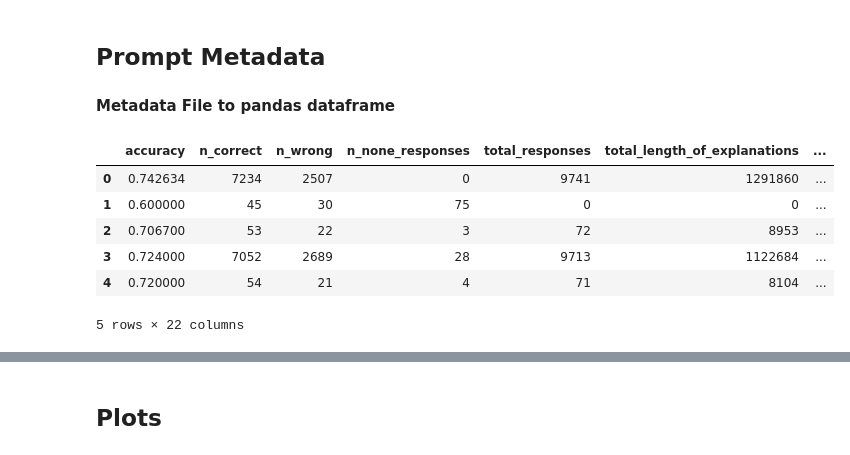
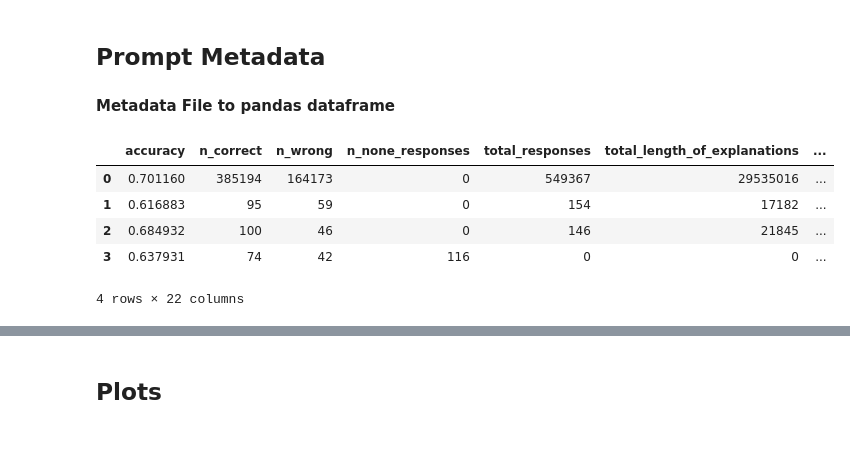
Before and after one commit to lukasvoege/ZeroShot-step-by-step-distillation, a Jupyter notebook: analytics.ipynb, the cells around one changed output, grey strips where cells are left out. Saved outputs shown, nothing was run; the diff lists cells and outputs as text; code cells hidden in the pictures.

Commit message:
esnli opro prep

```diff
--- a/analytics.ipynb
+++ b/analytics.ipynb
@@ -59,16 +59,15 @@ def get_meta_df(dataset: str) -> pd.DataFrame:
 #parsed_responses_gpt35 = {i: (label, rational) for i, (label, rational) in enumerate(zip(test_gpt35_labels, test_gpt35_rationales))}
 #evaluator.get_label_accuracy(split="valid", parsed_responses=parsed_responses_gpt35)
 # %%
-meta_df = get_meta_df("cqa")
+meta_df = get_meta_df("esnli")
 meta_df.head()
 # %% [output]
 |  | accuracy | n_correct | n_wrong | n_none_responses | total_responses | total_length_of_explanations | ... |
-| 0 | 0.742634 | 7234 | 2507 | 0 | 9741 | 1291860 | ... |
-| 1 | 0.600000 | 45 | 30 | 75 | 0 | 0 | ... |
-| 2 | 0.706700 | 53 | 22 | 3 | 72 | 8953 | ... |
-| 3 | 0.724000 | 7052 | 2689 | 28 | 9713 | 1122684 | ... |
-| 4 | 0.720000 | 54 | 21 | 4 | 71 | 8104 | ... |
+| 0 | 0.701160 | 385194 | 164173 | 0 | 549367 | 29535016 | ... |
+| 1 | 0.616883 | 95 | 59 | 0 | 154 | 17182 | ... |
+| 2 | 0.684932 | 100 | 46 | 0 | 146 | 21845 | ... |
+| 3 | 0.637931 | 74 | 42 | 116 | 0 | 0 | ... |
-5 rows × 22 columns
+4 rows × 22 columns
 # %%
 # sort meta_df by accuracy
 meta_df.sort_values(by=["accuracy"], ascending=False).head(10)
```
Also changed, not shown: 3 other files.
